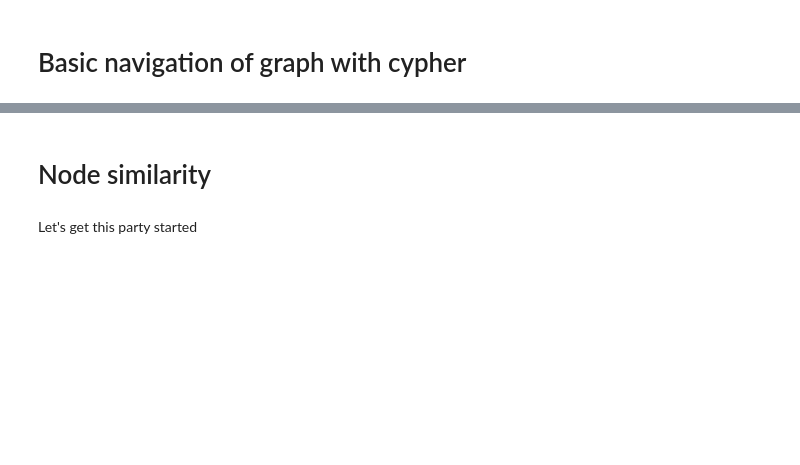
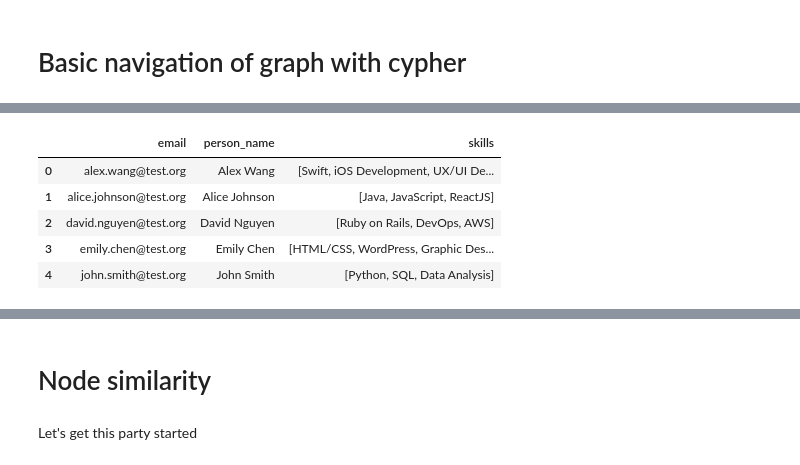
Before and after one commit to lqst/notebooks, a Jupyter notebook: skills.ipynb, the cells around one changed output, grey strips where cells are left out. Saved outputs shown, nothing was run; the diff lists cells and outputs as text; code cells hidden in the pictures; blank space fills up the shorter version.

```diff
--- a/skills.ipynb
+++ b/skills.ipynb
@@ -113,14 +146,21 @@ driver.execute_query(
 # %%
 # What skills does each person know?
 driver.execute_query(
     '''
     match (p:Person)-[:KNOWS]->(s:Skill)
-    return p.name as person_name,collect(s.name) as skills
+    return p.email as email, p.name as person_name,collect(s.name) as skills
     ''',
     database_=database,
     routing_=RoutingControl.READ,
     result_transformer_= lambda r: r.to_df()
 ).head()
+# %% [output]
+|  | email | person_name | skills |
+| 0 | alex.wang@test.org | Alex Wang | [Swift, iOS Development, UX/UI De... |
+| 1 | alice.johnson@test.org | Alice Johnson | [Java, JavaScript, ReactJS] |
+| 2 | david.nguyen@test.org | David Nguyen | [Ruby on Rails, DevOps, AWS] |
+| 3 | emily.chen@test.org | Emily Chen | [HTML/CSS, WordPress, Graphic Des... |
+| 4 | john.smith@test.org | John Smith | [Python, SQL, Data Analysis] |
 # %%
 # What are the most frequent skills?
 driver.execute_query(
```
Also changed, not shown: parts of 25 cells of this notebook.
